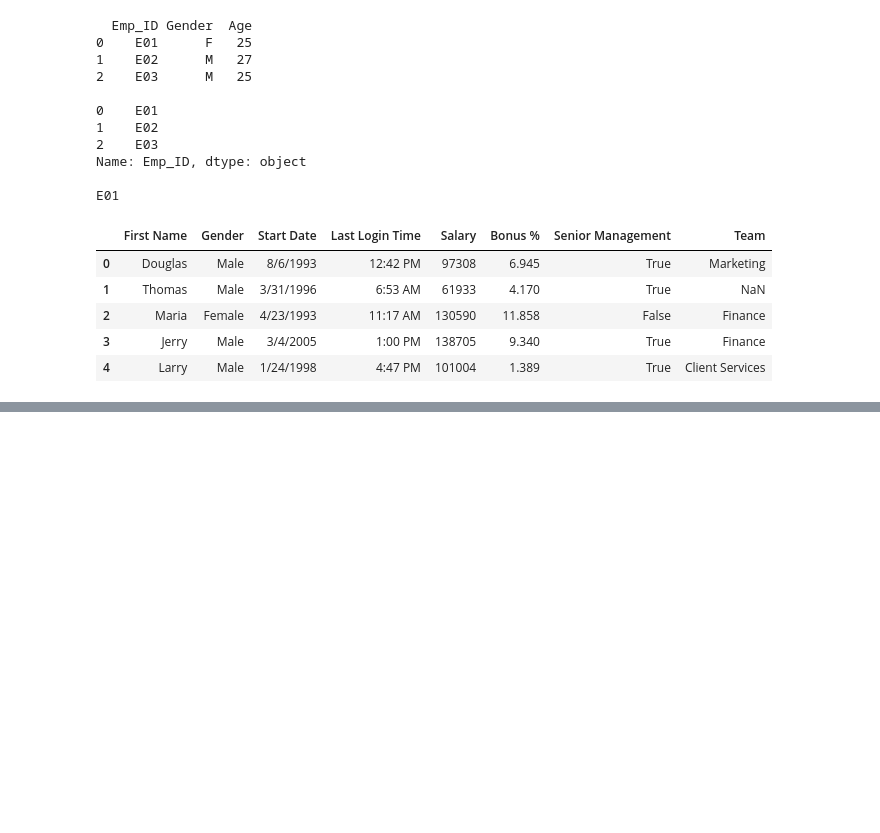
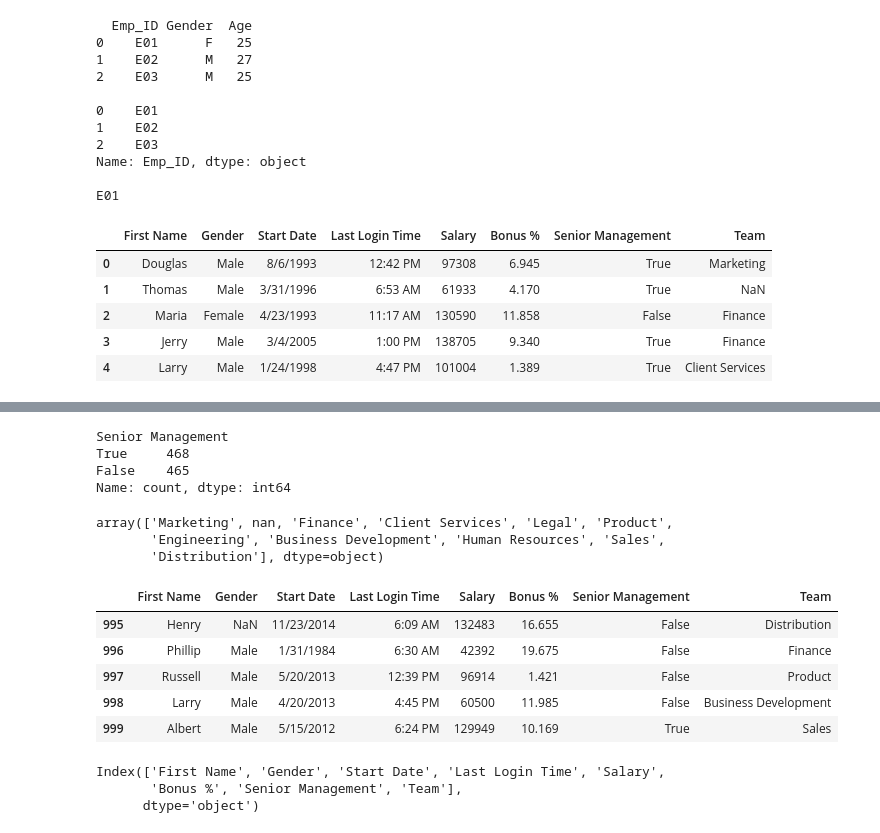
Before and after one commit to sai14karthik/ML, a Jupyter notebook: pandas/code.ipynb, the cells around one changed output, grey strips where cells are left out. Saved outputs shown, nothing was run; the diff lists cells and outputs as text; code cells hidden in the pictures; blank space fills up the shorter version.

```diff
--- a/pandas/code.ipynb
+++ b/pandas/code.ipynb
@@ -40,0 +147,28 @@ df.corr()
+# %%
+df["Senior Management"].value_counts()
+# %% [output]
+Senior Management
+True     468
+False    465
+Name: count, dtype: int64
+# %%
+df['Team'].unique()
+# %% [output]
+array(['Marketing', nan, 'Finance', 'Client Services', 'Legal', 'Product',
+       'Engineering', 'Business Development', 'Human Resources', 'Sales',
+       'Distribution'], dtype=object)
+# %%
+df.tail()
+# %% [output]
+|  | First Name | Gender | Start Date | Last Login Time | Salary | Bonus % | Senior Management | Team |
+| 995 | Henry | NaN | 11/23/2014 | 6:09 AM | 132483 | 16.655 | False | Distribution |
+| 996 | Phillip | Male | 1/31/1984 | 6:30 AM | 42392 | 19.675 | False | Finance |
+| 997 | Russell | Male | 5/20/2013 | 12:39 PM | 96914 | 1.421 | False | Product |
+| 998 | Larry | Male | 4/20/2013 | 4:45 PM | 60500 | 11.985 | False | Business Development |
+| 999 | Albert | Male | 5/15/2012 | 6:24 PM | 129949 | 10.169 | True | Sales |
+# %%
+df.columns
+# %% [output]
+Index(['First Name', 'Gender', 'Start Date', 'Last Login Time', 'Salary',
+       'Bonus %', 'Senior Management', 'Team'],
+      dtype='object')
```
Also changed, not shown: parts of 33 cells of this notebook.
